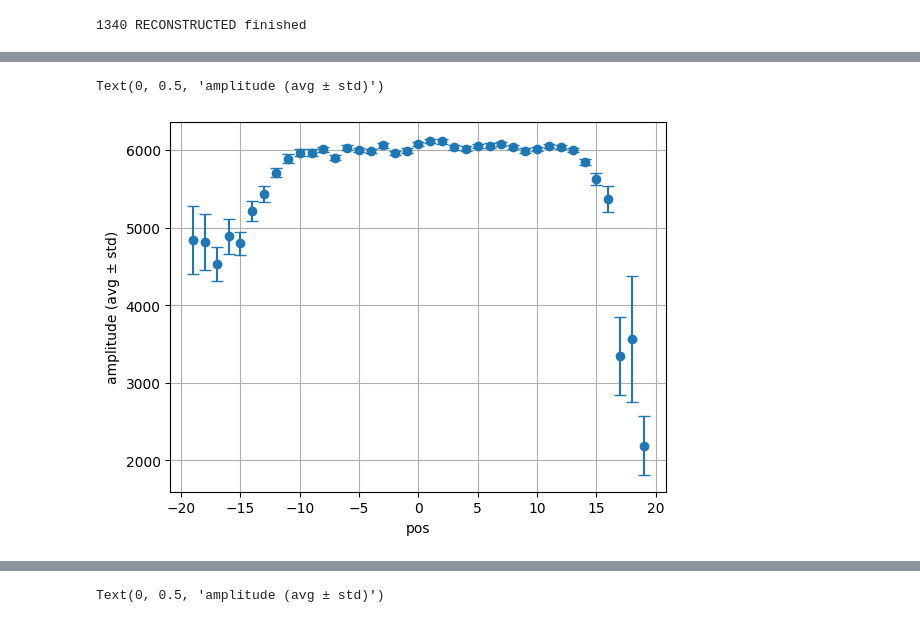
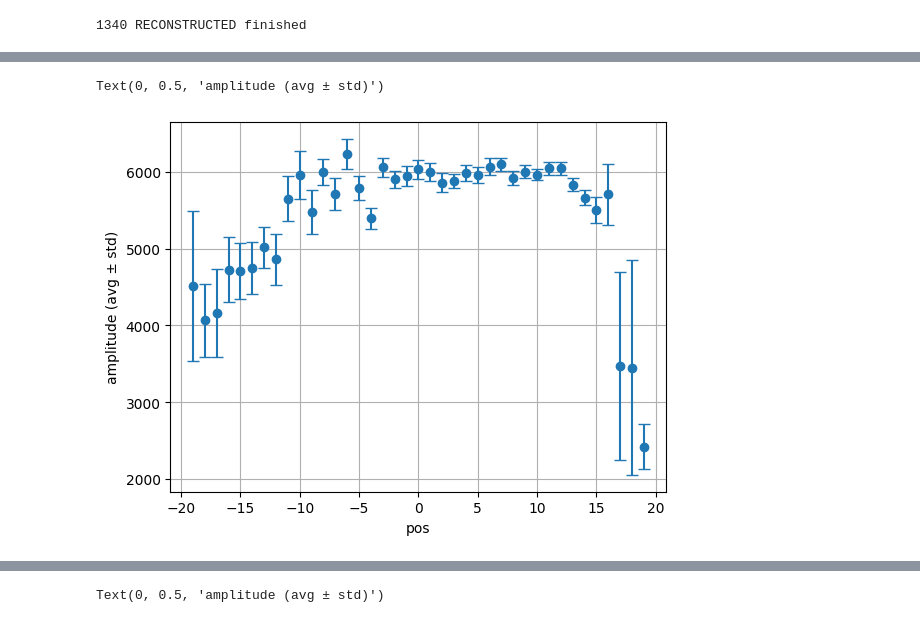
Before and after one commit to Ben-David-Ben/F-Cal-TB-Project, a Jupyter notebook: TB2025_Gap.ipynb, the cells around one changed output, grey strips where cells are left out. Drawn from its saved outputs; the diff is of its cells as text; code cells hidden in the pictures.

```diff
--- a/TB2025_Gap.ipynb
+++ b/TB2025_Gap.ipynb
@@ -276,0 +60,2 @@ plt.show()
+# %%
+hit_data_scope_1093 = rf.DUT_TELE_merge(1093)
@@ -312,21 +157,21 @@ plt.show()
 # %%
-y_max, y_min = -5, -10
+y_max, y_min = -7, -9
 
 data = hit_data_scope_1093[(hit_data_scope_1093.y < y_max) & (hit_data_scope_1093.y > y_min)]
 data = data[ak.num(data) > 0]
 
 X = -ak.to_numpy(ak.mean(data.x, axis=1))
 np.round(X)
 E = ak.sum(data.amp, axis = 1)
 amp,mean,pos = rf.ak_groupby(X,E)
 amp_avg = ak.mean(amp.data, axis = 1)
 amp_std = ak.std(amp.data, axis = 1) / np.sqrt(ak.num(amp.data, axis = 1) -1)
 mask = (pos > -20) & (pos < 20)
 # plt.scatter(pos[mask],amp[mask])
 plt.errorbar(pos[mask],amp_avg[mask],yerr=amp_std[mask],fmt='o',capsize=4)
 plt.grid()
 plt.xlabel("pos")
 plt.ylabel("amplitude (avg ± std)")
 # %% [output]
 Text(0, 0.5, 'amplitude (avg ± std)')
-[figure, old version]
+[figure, new version]
```
Also changed, not shown: parts of 21 cells of this notebook, 3 other files.
